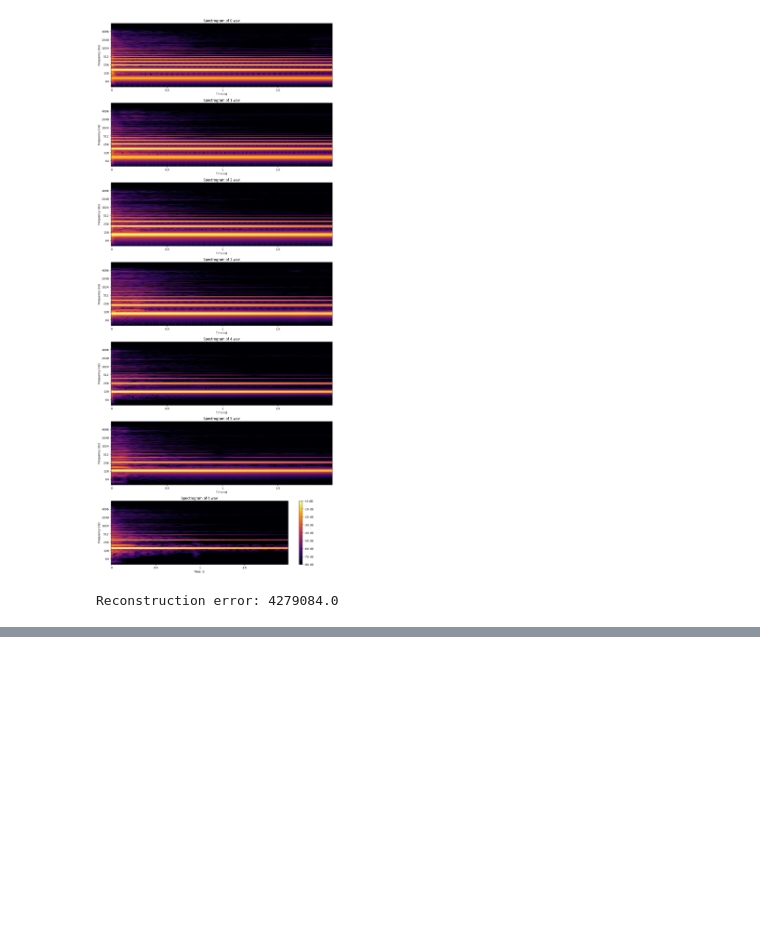
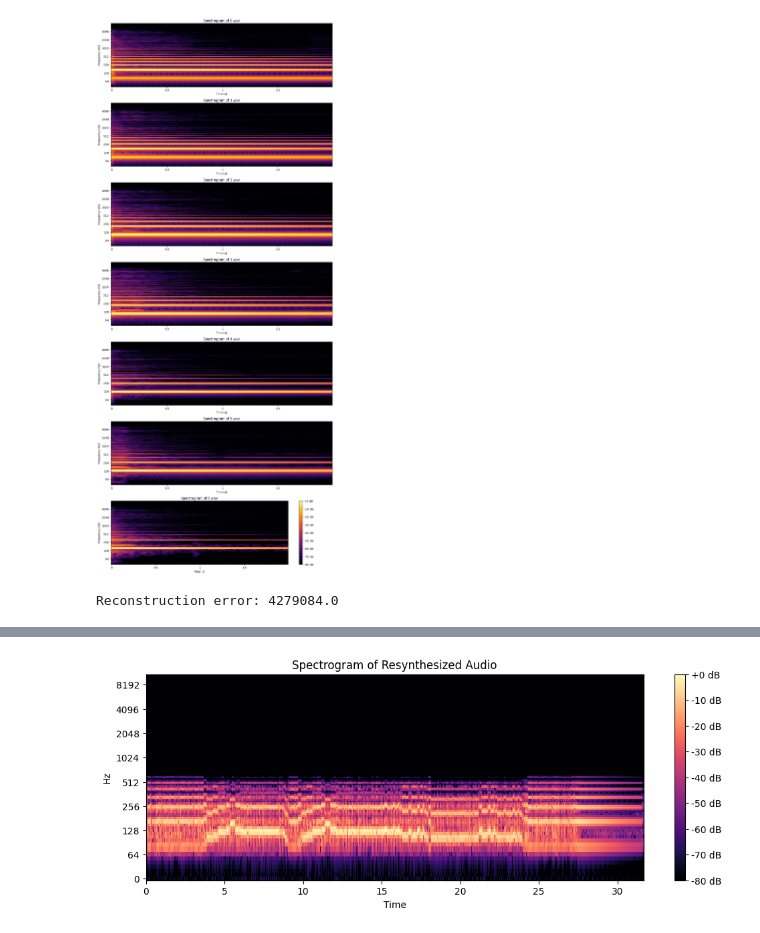
Before and after one commit to surabhi-raghavan/ML-INFSCI-2595, a Jupyter notebook: HW2/question3.ipynb, the cells around one changed output, grey strips where cells are left out. Drawn from its saved outputs; the diff is of its cells as text; code cells hidden in the pictures; blank space fills up the shorter version.

Commit message:
visualise new audio

```diff
--- a/HW2/question3.ipynb
+++ b/HW2/question3.ipynb
@@ -125,0 +124,19 @@ NameError: name 'sf' is not defined
+# %%
+# Load the resynthesized audio file
+audio_hat, sr = librosa.load('resynthesized_proj.wav')
+
+# Compute the spectrogram of the resynthesized audio
+spectrogram_hat = librosa.stft(audio_hat, n_fft=2048, hop_length=256, center=False, win_length=2048)
+M_hat = np.abs(spectrogram_hat)
+
+# Convert to decibels for visualization
+M_hat_db = librosa.amplitude_to_db(M_hat, ref=np.max)
+
+# Display the spectrogram
+plt.figure(figsize=(12, 4))
+librosa.display.specshow(M_hat_db, sr=sr, hop_length=256, x_axis='time', y_axis='log')
+plt.colorbar(format='%+2.0f dB')
+plt.title('Spectrogram of Resynthesized Audio')
+plt.show()
+# %% [output]
+[figure, added]
```
Also changed, not shown: parts of 2 cells of this notebook.
